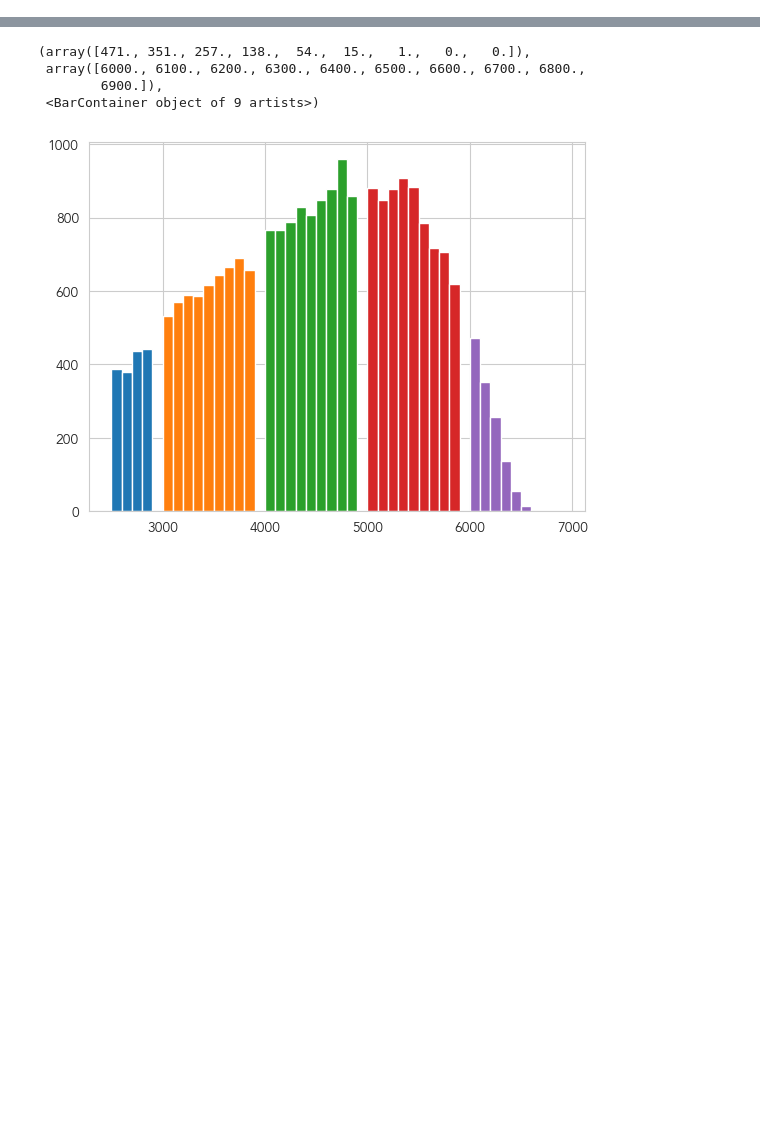
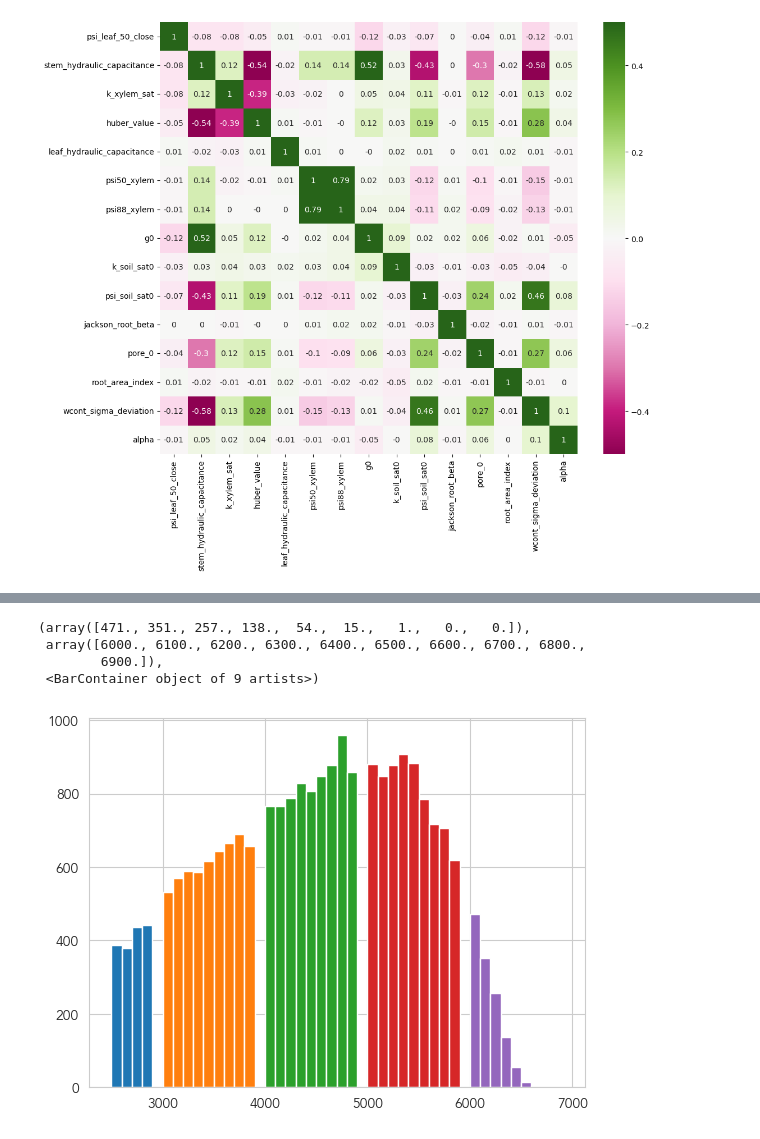
Before and after one commit to PhillipPapastefanou/SimPHony, a Jupyter notebook: appl/swiss/post_processing/ex_con/Figure_3_histograms.ipynb, the cells around one changed output, grey strips where cells are left out. Drawn from its saved outputs; the diff is of its cells as text; code cells hidden in the pictures; blank space fills up the shorter version.

```diff
--- a/appl/swiss/post_processing/ex_con/Figure_3_histograms.ipynb
+++ b/appl/swiss/post_processing/ex_con/Figure_3_histograms.ipynb
@@ -20,20 +15,26 @@ root_output_directory = "/Users/pp/data/Simulations/A08_SimPHony/swiss/excon_202
 scenario_name = "big_overview_20_10000p_fine_g1fix_relay"
 
 root_output_directory = "/Net/Groups/BSI/scratch/ppapastefanou/simulations/SimPHony/swiss_cc/"
-scenario_name = "09_ex_con_2025_full_logit_mean_one"
+scenario_name = "18_ex_con_2025_full_logit_mean_one"
 # %%
 #scenario_name = "r2000_a20"
 input_path = os.path.join(root_output_directory, scenario_name, 'input')
 output_path = os.path.join(root_output_directory, scenario_name, 'output')
 post_path = os.path.join(root_output_directory, scenario_name, 'post')
 # %%
-vars_total = ['psi_leaf_50_close', 'd_50_close','stem_hydraulic_capacitance', 'k_xylem_sat','huber_value',  'leaf_hydraulic_capacitance', 'psi50_xylem' ,'g0', 'g1', 'k_soil_sat0', 'psi_soil_sat0','jackson_root_beta',  'pore_0', 'root_area_index', 'wcont_sigma_deviation','g_stem_res']
-
-vars_plant = ['psi_leaf_50_close', 'd_50_close','stem_hydraulic_capacitance', 'k_xylem_sat','huber_value', 'leaf_hydraulic_capacitance', 'psi50_xylem' ,'g0', 'g1','jackson_root_beta', 'g_stem_res']
+vars_total = ['psi_leaf_50_close','stem_hydraulic_capacitance', 'k_xylem_sat','huber_value',  'leaf_hydraulic_capacitance', 'psi50_xylem' ,'psi88_xylem','g0', 'k_soil_sat0', 'psi_soil_sat0','jackson_root_beta',  'pore_0', 'root_area_index', 'wcont_sigma_deviation', 'alpha', 'gam_stem_x_H','k_xyl_x_H', 'gam_stem_div_g0', 'g_min_loss']
+vars_plant = ['psi_leaf_50_close','stem_hydraulic_capacitance', 'k_xylem_sat','huber_value', 'leaf_hydraulic_capacitance', 'psi50_xylem','psi88_xylem' ,'g0', 'alpha']
+vars_plant_ex = ['psi_leaf_50_close','stem_hydraulic_capacitance', 'k_xylem_sat','huber_value', 'leaf_hydraulic_capacitance', 'psi50_xylem','psi88_xylem' ,'g0', 'alpha', 'gam_stem_x_H','k_xyl_x_H', 'gam_stem_div_g0', 'g_min_loss']
 # %%
 df = pd.read_csv(os.path.join(post_path, "aggregated_out.csv"))
+df['alpha'] = df['g_stem_res']/ df['g0']
+df['gam_stem_x_H'] = df['stem_hydraulic_capacitance'] * df['huber_value']
+df['k_xyl_x_H'] = df['k_xylem_sat'] * df['huber_value']
+df['gam_stem_div_g0'] = df['stem_hydraulic_capacitance']/ df['g0']
+df['g_min_loss'] = df['g0'] + df['g_stem_res']
 df.sort_values(by=['RMSE_MAX'], inplace=True, ascending=True)
 df = df[df['RMSE_MAX'] < 1.1]
 # index_to_drop = df[(df['sid'] == 2) | (df['sid'] == 2)].index
 # df.drop(index_to_drop, inplace=True)
 df_mean = df.groupby(['id'])[vars_total].mean()
+df_mean.shape
@@ -175,0 +238,10 @@ findfont: Font family 'Avenir' not found.
+# %%
+import seaborn as sns
+from sklearn.metrics import silhouette_score
+corr_matrix = df_mean.corr(method='spearman').round(2)
+#corr_matrix.style.background_gradient(cmap='Greens')
+plt.figure(figsize = (12,10))
+sns.heatmap(corr_matrix, annot=True, vmin=-0.5, vmax=0.5, cmap="PiYG")
+plt.savefig(f"{post_path}/figure_corelation4.png", bbox_inches='tight', dpi = 300)
+# %% [output]
+[figure, added]
```
Also changed, not shown: parts of 17 cells of this notebook, 43 other files.
